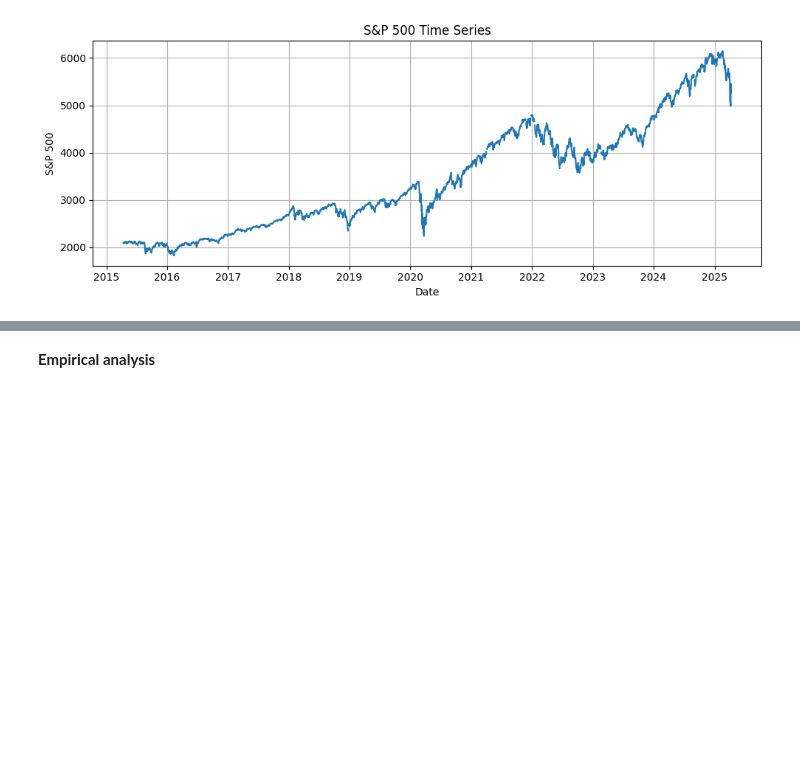
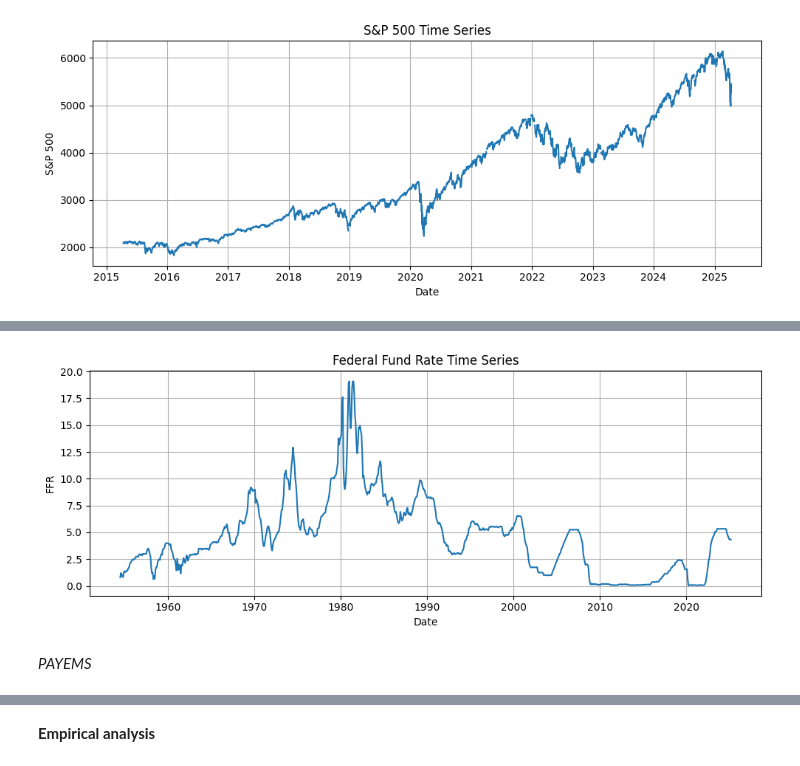
Before and after one commit to Bautz-Holter/sp500_fedfunds_payems, a Jupyter notebook: report.ipynb, the cells around one changed output, grey strips where cells are left out. Saved outputs shown, nothing was run; the diff lists cells and outputs as text; code cells hidden in the pictures; blank space fills up the shorter version.

```diff
--- a/report.ipynb
+++ b/report.ipynb
@@ -138,0 +73,4 @@ plt.show()
+# %%
+fedfunds = pd.read_csv('FEDFUNDS.csv', sep=',')
+fedfunds['observation_date'] = pd.to_datetime(fedfunds['observation_date'])
+fedfunds.set_index('observation_date', inplace=True)
@@ -138,0 +93,14 @@ plt.show()
+# %%
+# Plot of Federal Funds Rate time series
+plt.figure(figsize=(10, 4))
+plt.plot(fedfunds.index, fedfunds['FEDFUNDS'])
+plt.title('Federal Fund Rate Time Series')
+plt.xlabel('Date')
+plt.ylabel('FFR')
+plt.grid(True)
+plt.tight_layout()
+plt.show()
+# %% [output]
+[figure, added]
+# %% [markdown]
+*PAYEMS*
```
Also changed, not shown: parts of 38 cells of this notebook.
